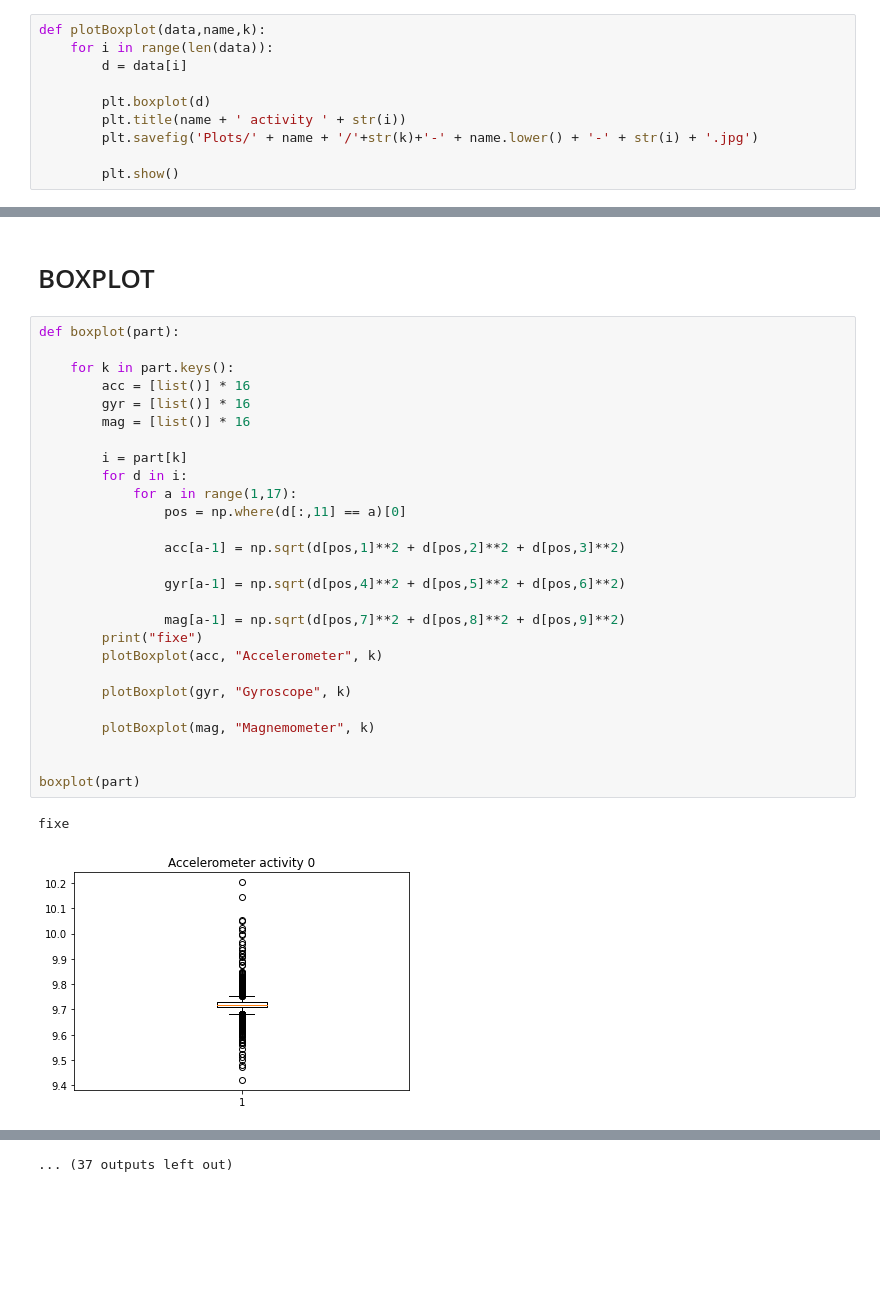
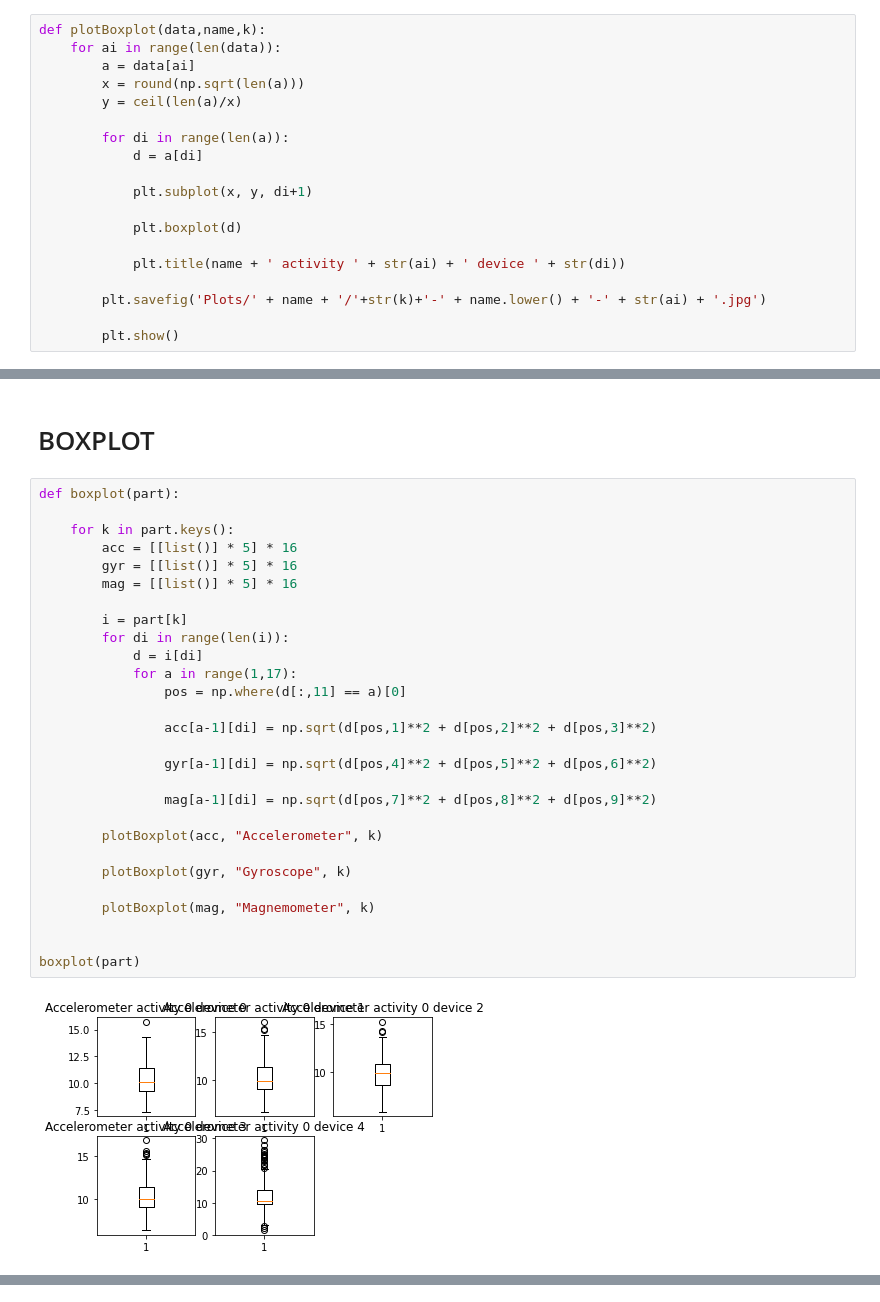
Before and after one commit to leonorcoelh0/TCD, a Jupyter notebook: Code/mainActivity.ipynb, the cells around one changed output, grey strips where cells are left out. Drawn from its saved outputs; the diff is of its cells as text; blank space fills up the shorter version.

Commit message:
created subplots

```diff
--- a/Code/mainActivity.ipynb
+++ b/Code/mainActivity.ipynb
@@ -8,12 +9,21 @@ import matplotlib.pyplot as plt
 # PLOTS
 # %%
 def plotBoxplot(data,name,k):
-    for i in range(len(data)):
-        d = data[i]
+    for ai in range(len(data)):
+        a = data[ai]
+        x = round(np.sqrt(len(a)))
+        y = ceil(len(a)/x)
 
-        plt.boxplot(d)
-        plt.title(name + ' activity ' + str(i))
-        plt.savefig('Plots/' + name + '/'+str(k)+'-' + name.lower() + '-' + str(i) + '.jpg')
+        for di in range(len(a)):
+            d = a[di]
+
+            plt.subplot(x, y, di+1)
+
+            plt.boxplot(d)
+
+            plt.title(name + ' activity ' + str(ai) + ' device ' + str(di))
+
+        plt.savefig('Plots/' + name + '/'+str(k)+'-' + name.lower() + '-' + str(ai) + '.jpg')
 
         plt.show()
 # %% [markdown]
@@ -45,30 +55,30 @@ part = readFiles()
 # %%
 def boxplot(part):
 
     for k in part.keys():
-        acc = [list()] * 16
-        gyr = [list()] * 16
-        mag = [list()] * 16
+        acc = [[list()] * 5] * 16
+        gyr = [[list()] * 5] * 16
+        mag = [[list()] * 5] * 16
 
         i = part[k]
-        for d in i:
+        for di in range(len(i)):
+            d = i[di]
             for a in range(1,17):
                 pos = np.where(d[:,11] == a)[0]
 
-                acc[a-1] = np.sqrt(d[pos,1]**2 + d[pos,2]**2 + d[pos,3]**2)
+                acc[a-1][di] = np.sqrt(d[pos,1]**2 + d[pos,2]**2 + d[pos,3]**2)
 
-                gyr[a-1] = np.sqrt(d[pos,4]**2 + d[pos,5]**2 + d[pos,6]**2)
+                gyr[a-1][di] = np.sqrt(d[pos,4]**2 + d[pos,5]**2 + d[pos,6]**2)
 
-                mag[a-1] = np.sqrt(d[pos,7]**2 + d[pos,8]**2 + d[pos,9]**2)
-        print("fixe")
+                mag[a-1][di] = np.sqrt(d[pos,7]**2 + d[pos,8]**2 + d[pos,9]**2)
+
         plotBoxplot(acc, "Accelerometer", k)
 
         plotBoxplot(gyr, "Gyroscope", k)
 
         plotBoxplot(mag, "Magnemometer", k)
 
 
 boxplot(part)
 # %% [output]
-fixe
-[figure, old version]
+[figure, new version]
@@ -85 +94,0 @@ fixe
-... (37 outputs left out)
```
Also changed, not shown: parts of 2 cells of this notebook, 48 other files.
